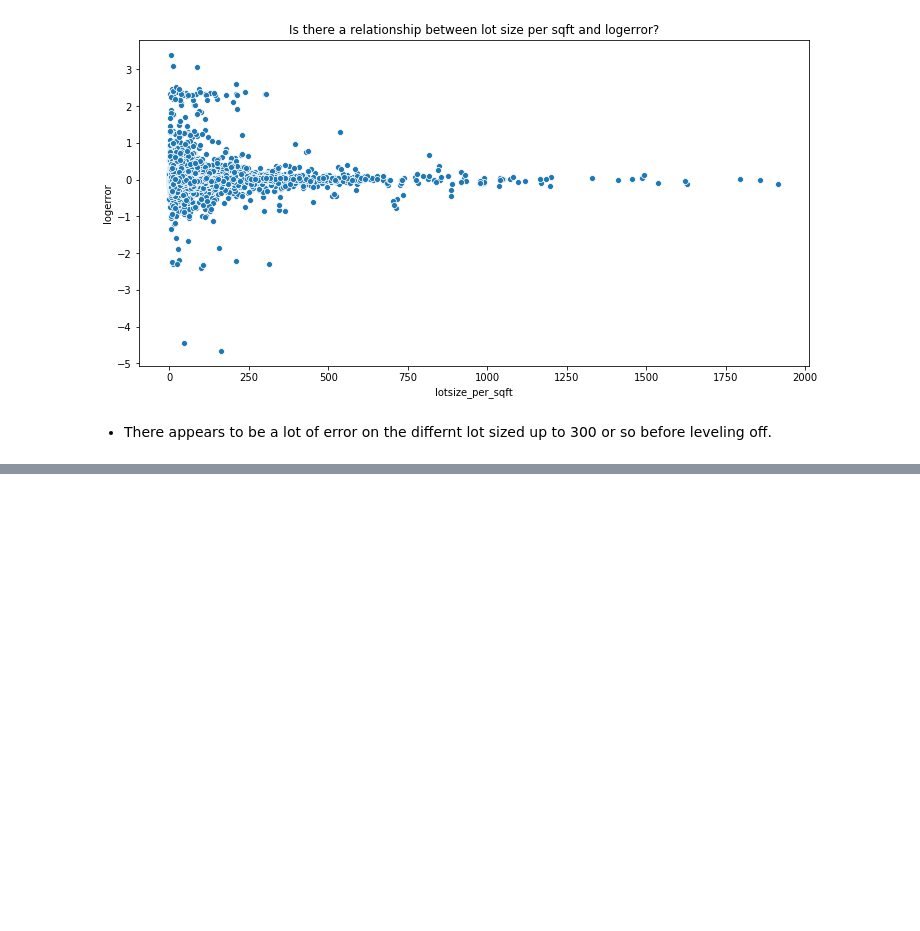
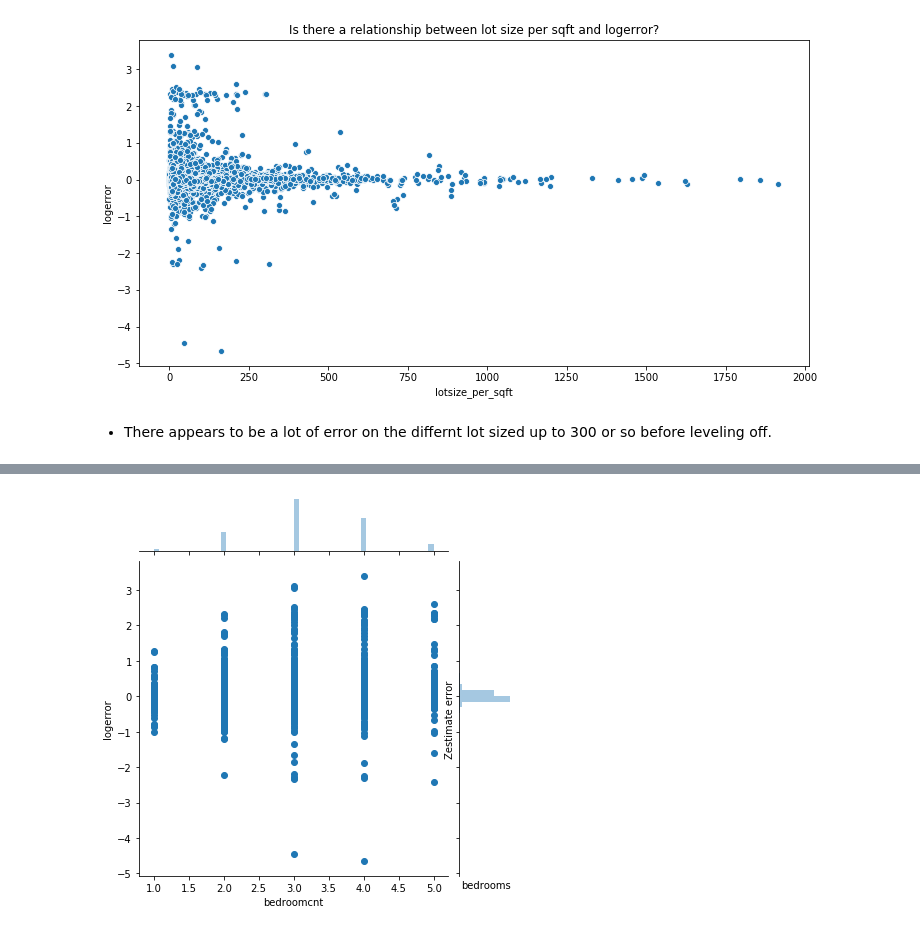
Before and after one commit to george887/clustering_project, a Jupyter notebook: explore.ipynb, the cells around one changed output, grey strips where cells are left out. Drawn from its saved outputs; the diff is of its cells as text; code cells hidden in the pictures; blank space fills up the shorter version.

```diff
--- a/explore.ipynb
+++ b/explore.ipynb
@@ -233,0 +274,7 @@ plt.show()
+# %%
+sns.jointplot(x="bedroomcnt", y="logerror", data=train)
+plt.xlabel("bedrooms")
+plt.ylabel("Zestimate error")
+plt.show()
+# %% [output]
+[figure, added]
```
Also changed, not shown: parts of 103 cells of this notebook, 2 other files.
